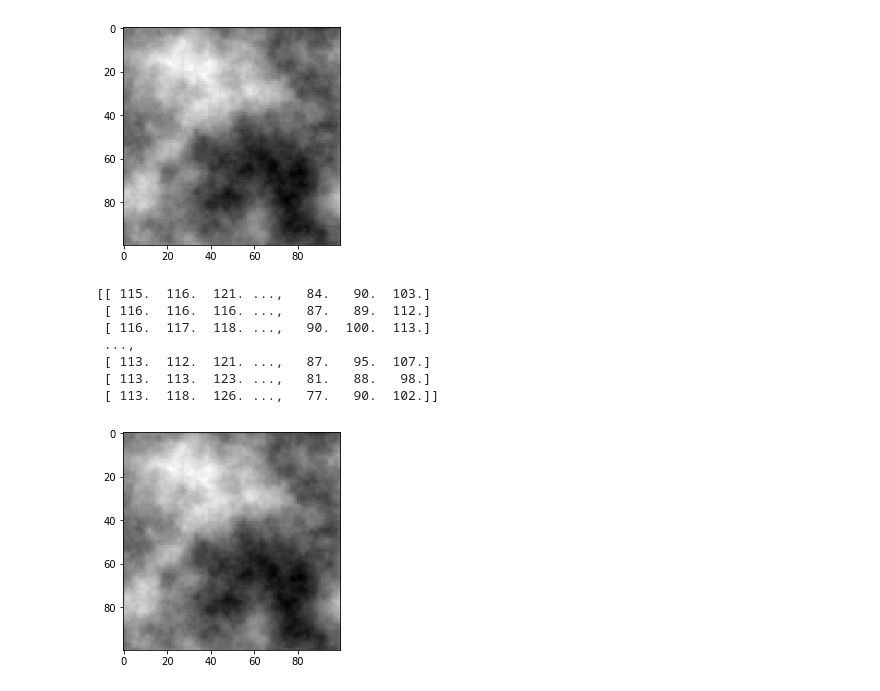
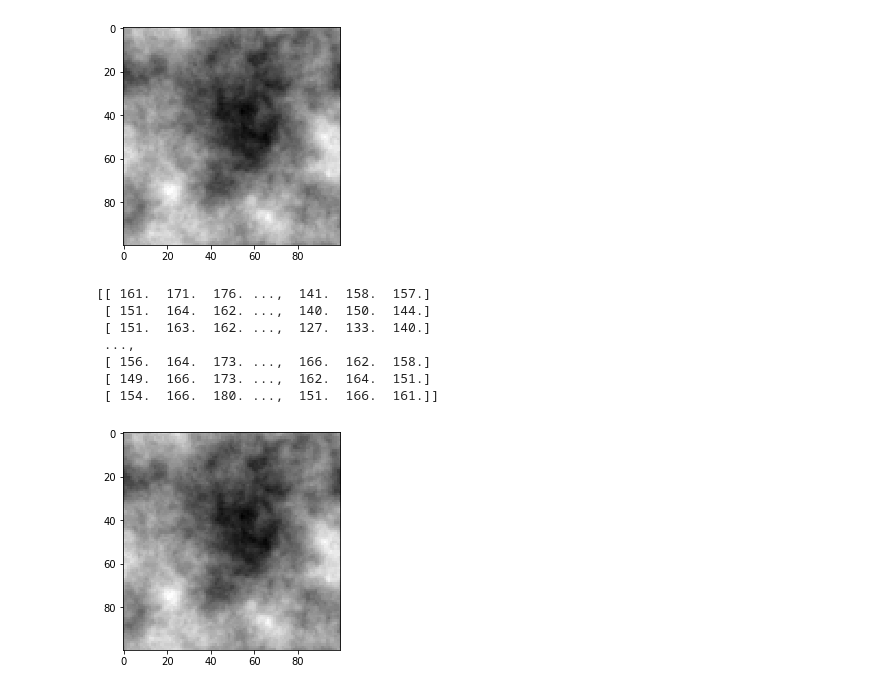
Before and after one commit to MBates92/Scripts, a Jupyter notebook: Loading fBm fields for ConvNet.ipynb, the cells around one changed output. Drawn from its saved outputs; the diff is of its cells as text; code cells hidden in the pictures.

```diff
--- a/Loading fBm fields for ConvNet.ipynb
+++ b/Loading fBm fields for ConvNet.ipynb
@@ -5,25 +5,25 @@ import os
 import cv2
 from tqdm import tqdm
 # %%
-DATADIR = "C:/Users/C1764397/Workshop/PhD/Data/fBmFields/2DUnexponentiated/100px/Training/features"
+DATADIR = "C:/Users/C1764397/Workshop/PhD/Data/fBmFields/2DUnexponentiated/100px/Testing/features"
 
 for img in os.listdir(DATADIR):
     img_array = np.loadtxt(os.path.join(DATADIR,img))
     plt.imshow(img_array, cmap = 'gray')
     plt.show()
     break
 # %% [output]
-[figure, old version]
+[figure, new version]
 # %%
 print(img_array)
 # %% [output]
-[[ 115.  116.  121. ...,   84.   90.  103.]
- [ 116.  116.  116. ...,   87.   89.  112.]
- [ 116.  117.  118. ...,   90.  100.  113.]
+[[ 161.  171.  176. ...,  141.  158.  157.]
+ [ 151.  164.  162. ...,  140.  150.  144.]
+ [ 151.  163.  162. ...,  127.  133.  140.]
  ...,
- [ 113.  112.  121. ...,   87.   95.  107.]
- [ 113.  113.  123. ...,   81.   88.   98.]
- [ 113.  118.  126. ...,   77.   90.  102.]]
+ [ 156.  164.  173. ...,  166.  162.  158.]
+ [ 149.  166.  173. ...,  162.  164.  151.]
+ [ 154.  166.  180. ...,  151.  166.  161.]]
 # %%
 IMG_SIZE = 100
 
@@ -31,5 +31,5 @@ new_array = cv2.resize(img_array,(IMG_SIZE,IMG_SIZE))
 plt.imshow(new_array, cmap='gray')
 plt.show()
 # %% [output]
-[figure, old version]
+[figure, new version]
 # %%
```
Also changed, not shown: parts of 5 cells of this notebook, 7 other files.
